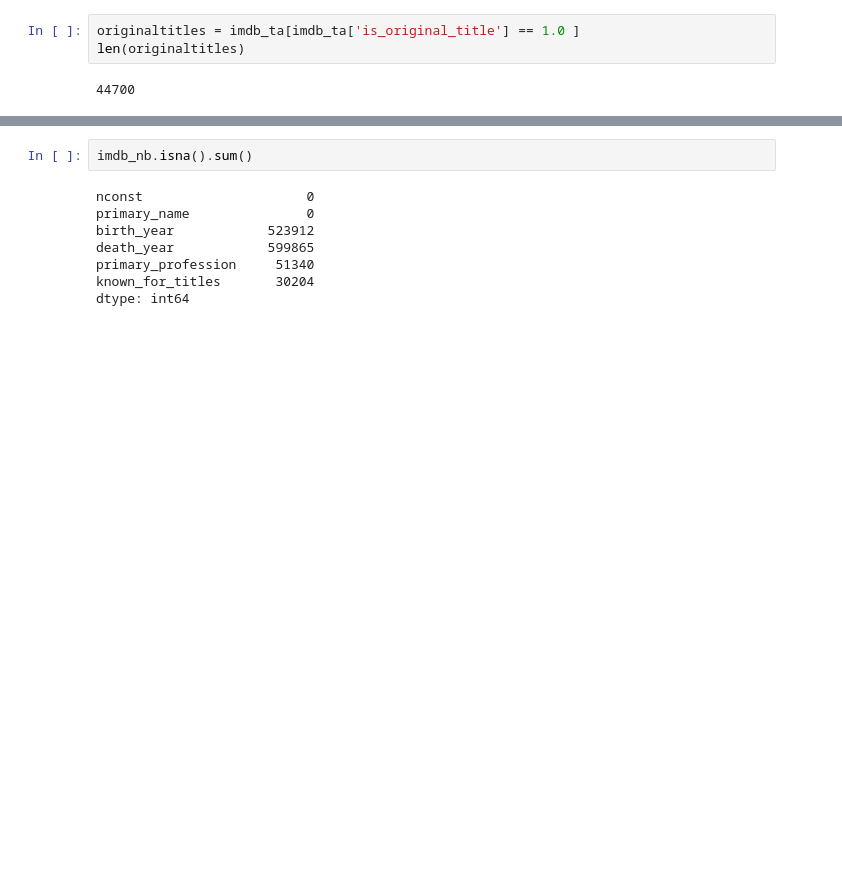
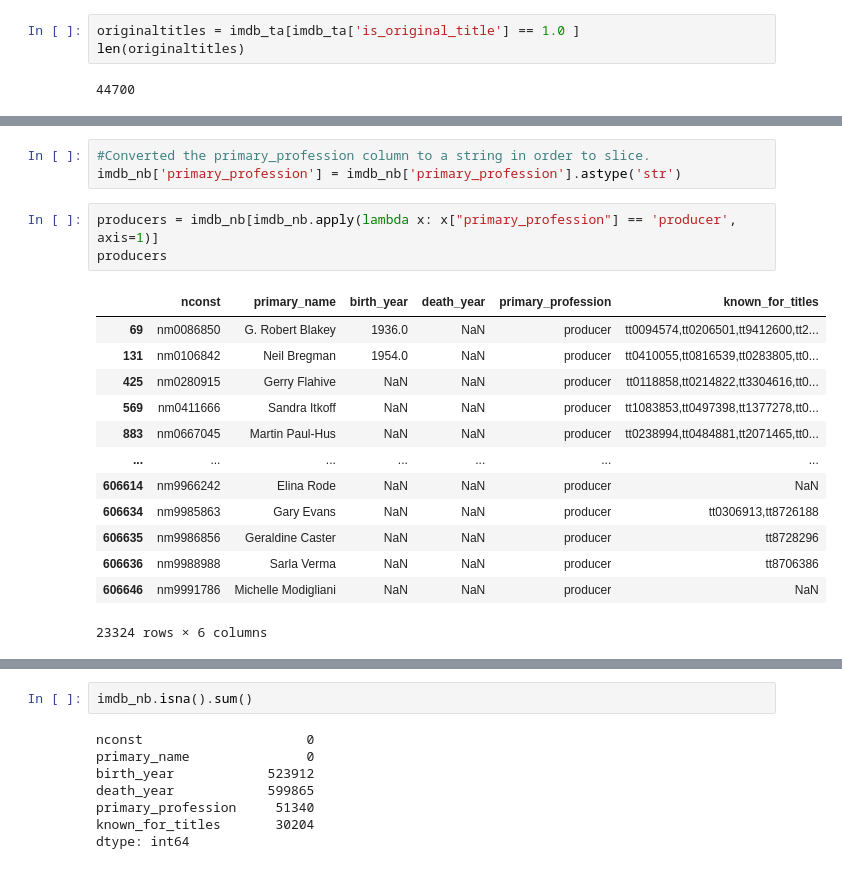
Before and after one commit to samtuleen/Phase1-Microsoft-Movie-Analysis-Project, a Jupyter notebook: dsc-phase1-project-template-Copy1.ipynb, the cells around one changed output, grey strips where cells are left out. Cells and saved outputs as stored; diff of their text form; blank space fills up the shorter version.

```diff
--- a/dsc-phase1-project-template-Copy1.ipynb
+++ b/dsc-phase1-project-template-Copy1.ipynb
@@ -117,0 +200,20 @@ imdb_nb.head(10)
+# %%
+#Converted the primary_profession column to a string in order to slice.
+imdb_nb['primary_profession'] = imdb_nb['primary_profession'].astype('str')
+# %%
+producers = imdb_nb[imdb_nb.apply(lambda x: x["primary_profession"] == 'producer', axis=1)]
+producers
+# %% [output]
+|  | nconst | primary_name | birth_year | death_year | primary_profession | known_for_titles |
+| 69 | nm0086850 | G. Robert Blakey | 1936.0 | NaN | producer | tt0094574,tt0206501,tt9412600,tt2... |
+| 131 | nm0106842 | Neil Bregman | 1954.0 | NaN | producer | tt0410055,tt0816539,tt0283805,tt0... |
+| 425 | nm0280915 | Gerry Flahive | NaN | NaN | producer | tt0118858,tt0214822,tt3304616,tt0... |
+| 569 | nm0411666 | Sandra Itkoff | NaN | NaN | producer | tt1083853,tt0497398,tt1377278,tt0... |
+| 883 | nm0667045 | Martin Paul-Hus | NaN | NaN | producer | tt0238994,tt0484881,tt2071465,tt0... |
+| ... | ... | ... | ... | ... | ... | ... |
+| 606614 | nm9966242 | Elina Rode | NaN | NaN | producer | NaN |
+| 606634 | nm9985863 | Gary Evans | NaN | NaN | producer | tt0306913,tt8726188 |
+| 606635 | nm9986856 | Geraldine Caster | NaN | NaN | producer | tt8728296 |
+| 606636 | nm9988988 | Sarla Verma | NaN | NaN | producer | tt8706386 |
+| 606646 | nm9991786 | Michelle Modigliani | NaN | NaN | producer | NaN |
+23324 rows × 6 columns
```
Also changed, not shown: parts of 17 cells of this notebook.
